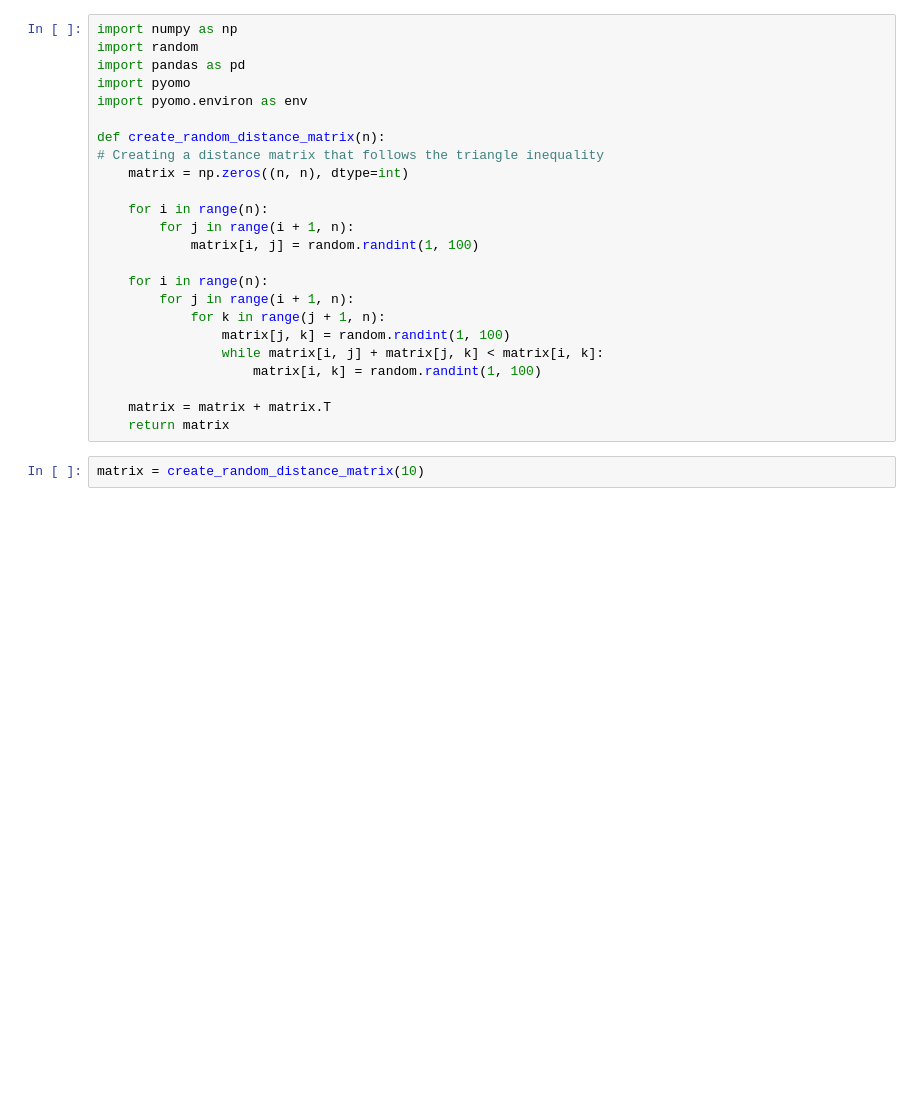
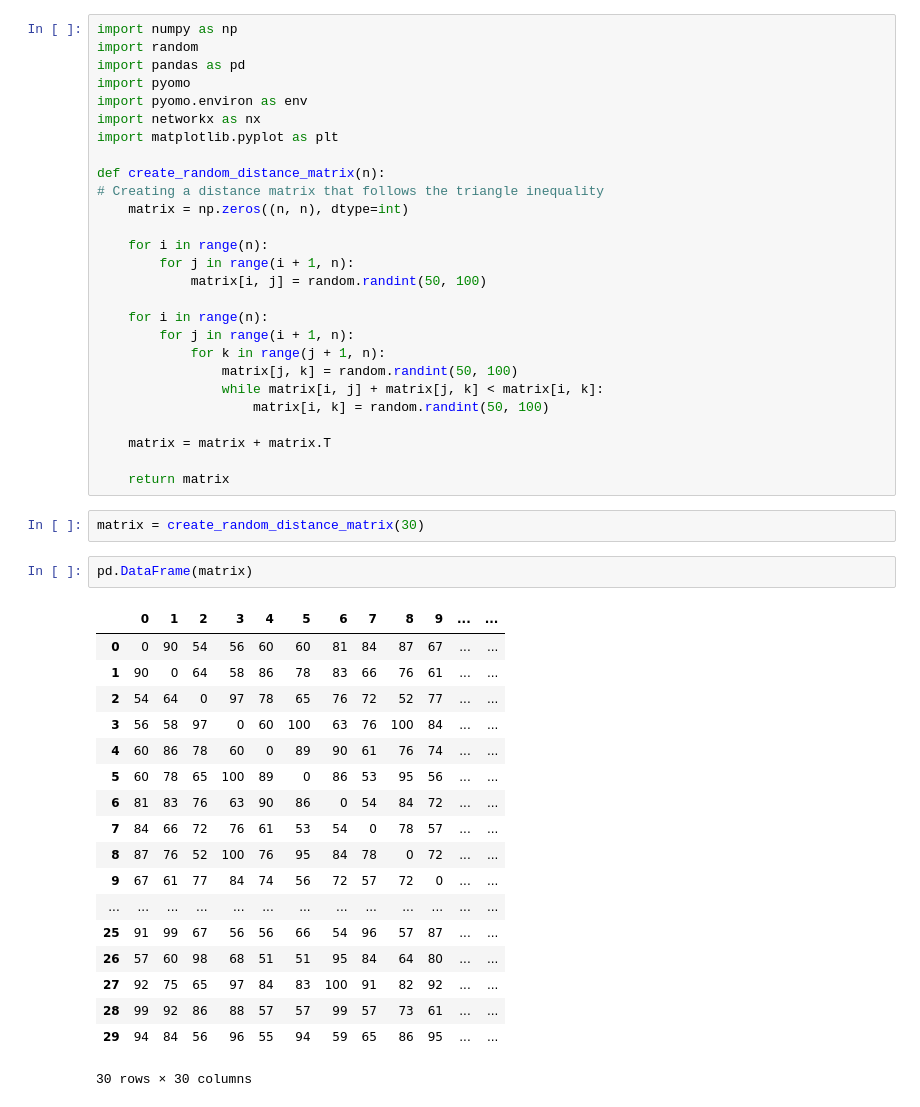
Before and after one commit to parsakhavarinejad/TSP_optimization, a Jupyter notebook: TSP.ipynb, the cells around one changed output. Cells and saved outputs as stored; diff of their text form; blank space fills up the shorter version.

```diff
--- a/TSP.ipynb
+++ b/TSP.ipynb
@@ -4,6 +4,8 @@ import random
 import pandas as pd
 import pyomo
 import pyomo.environ as env
+import networkx as nx
+import matplotlib.pyplot as plt
 
 def create_random_distance_matrix(n):
 # Creating a distance matrix that follows the triangle inequality
@@ -11,19 +13,41 @@ def create_random_distance_matrix(n):
 
     for i in range(n):
         for j in range(i + 1, n):
-            matrix[i, j] = random.randint(1, 100)
+            matrix[i, j] = random.randint(50, 100)
 
     for i in range(n):
         for j in range(i + 1, n):
             for k in range(j + 1, n):
-                matrix[j, k] = random.randint(1, 100)
+                matrix[j, k] = random.randint(50, 100)
                 while matrix[i, j] + matrix[j, k] < matrix[i, k]:
-                    matrix[i, k] = random.randint(1, 100)
+                    matrix[i, k] = random.randint(50, 100)
 
     matrix = matrix + matrix.T
+
     return matrix
 # %%
-matrix = create_random_distance_matrix(10)
+matrix = create_random_distance_matrix(30)
+# %%
+pd.DataFrame(matrix)
+# %% [output]
+|  | 0 | 1 | 2 | 3 | 4 | 5 | 6 | 7 | 8 | 9 | ... | ... |
+| 0 | 0 | 90 | 54 | 56 | 60 | 60 | 81 | 84 | 87 | 67 | ... | ... |
+| 1 | 90 | 0 | 64 | 58 | 86 | 78 | 83 | 66 | 76 | 61 | ... | ... |
+| 2 | 54 | 64 | 0 | 97 | 78 | 65 | 76 | 72 | 52 | 77 | ... | ... |
+| 3 | 56 | 58 | 97 | 0 | 60 | 100 | 63 | 76 | 100 | 84 | ... | ... |
+| 4 | 60 | 86 | 78 | 60 | 0 | 89 | 90 | 61 | 76 | 74 | ... | ... |
+| 5 | 60 | 78 | 65 | 100 | 89 | 0 | 86 | 53 | 95 | 56 | ... | ... |
+| 6 | 81 | 83 | 76 | 63 | 90 | 86 | 0 | 54 | 84 | 72 | ... | ... |
+| 7 | 84 | 66 | 72 | 76 | 61 | 53 | 54 | 0 | 78 | 57 | ... | ... |
+| 8 | 87 | 76 | 52 | 100 | 76 | 95 | 84 | 78 | 0 | 72 | ... | ... |
+| 9 | 67 | 61 | 77 | 84 | 74 | 56 | 72 | 57 | 72 | 0 | ... | ... |
+| ... | ... | ... | ... | ... | ... | ... | ... | ... | ... | ... | ... | ... |
+| 25 | 91 | 99 | 67 | 56 | 56 | 66 | 54 | 96 | 57 | 87 | ... | ... |
+| 26 | 57 | 60 | 98 | 68 | 51 | 51 | 95 | 84 | 64 | 80 | ... | ... |
+| 27 | 92 | 75 | 65 | 97 | 84 | 83 | 100 | 91 | 82 | 92 | ... | ... |
+| 28 | 99 | 92 | 86 | 88 | 57 | 57 | 99 | 57 | 73 | 61 | ... | ... |
+| 29 | 94 | 84 | 56 | 96 | 55 | 94 | 59 | 65 | 86 | 95 | ... | ... |
+30 rows × 30 columns
 # %%
 class Optimization:
 
```
Also changed, not shown: parts of 11 cells of this notebook.
